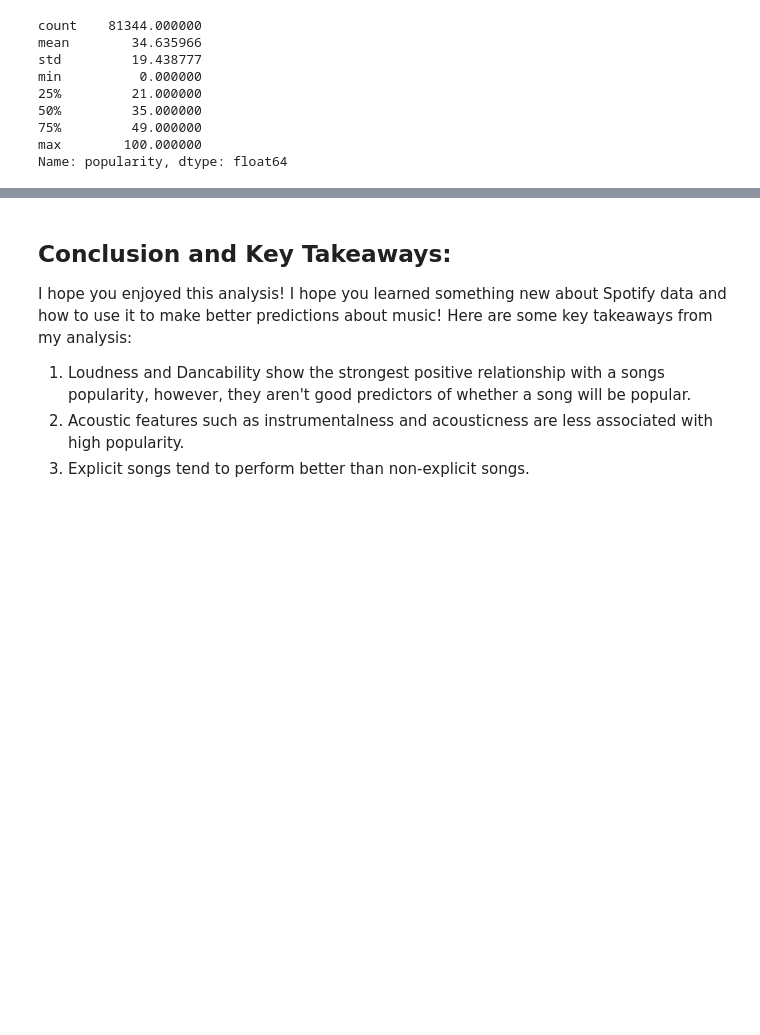
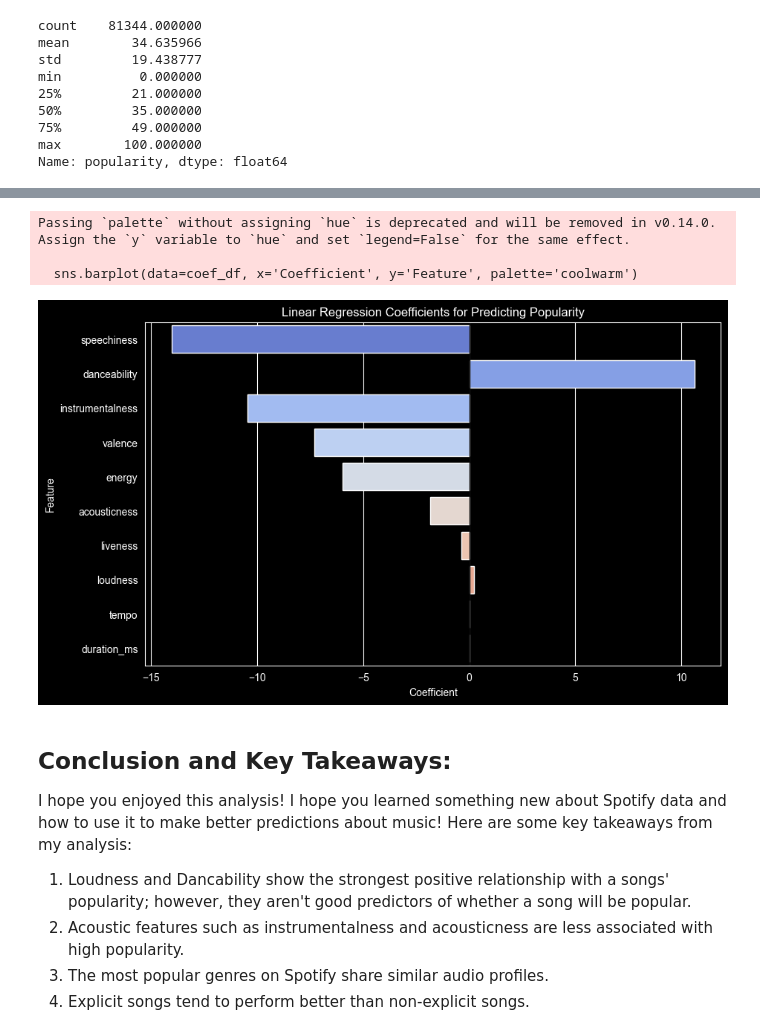
Before and after one commit to crsheehan/SpotifyDataAnalysis, a Jupyter notebook: spotify_eda.ipynb, the cells around one changed output, grey strips where cells are left out. Saved outputs shown, nothing was run; the diff lists cells and outputs as text; code cells hidden in the pictures; blank space fills up the shorter version.

Commit message:
Started Linear Regression: new question 6

```diff
--- a/spotify_eda.ipynb
+++ b/spotify_eda.ipynb
@@ -370,0 +374,31 @@ As stated before, unfortunately, the data set does not include a variable that t
+# %%
+# Select predictors and target
+features = [
+    'danceability', 'energy', 'loudness', 'speechiness',
+    'acousticness', 'instrumentalness', 'liveness',
+    'valence', 'tempo', 'duration_ms'
+]
+
+X = df[features]
+y = df['popularity']
+
+# Train-test split
+X_train, X_test, y_train, y_test = train_test_split(
+    X, y, test_size=0.2, random_state=42
+)
+
+# Fit linear regression
+lr = LinearRegression()
+lr.fit(X_train, y_train)
+
+# Predict
+y_pred = lr.predict(X_test)
+
+# Evaluate
+r2 = r2_score(y_test, y_pred)
+rmse = np.sqrt(mean_squared_error(y_test, y_pred))
+mae = mean_absolute_error(y_test, y_pred)
+
+print(f"R²: {r2:.3f}")
+print(f"RMSE: {rmse:.3f}")
+print(f"MAE: {mae:.3f}")
@@ -370,0 +411,8 @@ As stated before, unfortunately, the data set does not include a variable that t
+# %%
+# Put coefficients in a readable table
+coef_df = pd.DataFrame({
+    'Feature': features,
+    'Coefficient': lr.coef_
+}).sort_values(by='Coefficient', key=abs, ascending=False)
+
+print(coef_df.sort_index())
@@ -371,6 +431,18 @@ As stated before, unfortunately, the data set does not include a variable that t
+# %%
+plt.figure(figsize=(10, 6))
+sns.barplot(data=coef_df, x='Coefficient', y='Feature', palette='coolwarm')
+plt.title("Linear Regression Coefficients for Predicting Popularity")
+plt.axvline(0, color='black', linewidth=1)
+plt.show()
+# %% [output]
+Passing `palette` without assigning `hue` is deprecated and will be removed in v0.14.0. Assign the `y` variable to `hue` and set `legend=False` for the same effect.
+
+  sns.barplot(data=coef_df, x='Coefficient', y='Feature', palette='coolwarm')
+[figure, added]
 # %% [markdown]
 ## Conclusion and Key Takeaways:
 I hope you enjoyed this analysis! I hope you learned something new about Spotify data and how to use it to make better predictions about music! Here are some key takeaways from my analysis:
-1. Loudness and Dancability show the strongest positive relationship with a songs popularity, however, they aren't good predictors of whether a song will be popular.
+1. Loudness and Dancability show the strongest positive relationship with a songs' popularity; however, they aren't good predictors of whether a song will be popular.
 2. Acoustic features such as instrumentalness and acousticness are less associated with high popularity.
-3. Explicit songs tend to perform better than non-explicit songs.
+3. The most popular genres on Spotify share similar audio profiles.
+4. Explicit songs tend to perform better than non-explicit songs.
```
Also changed, not shown: parts of 31 cells of this notebook.
